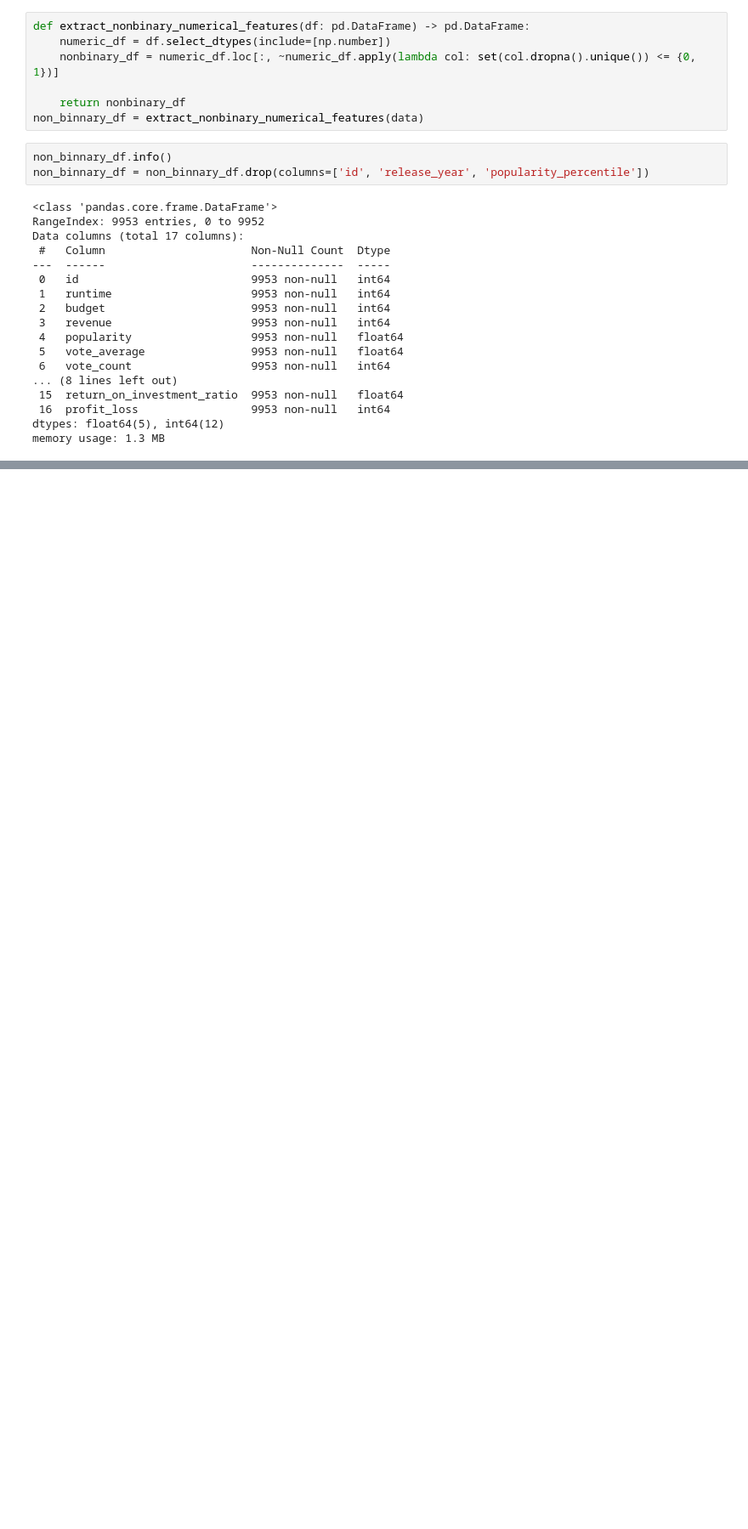
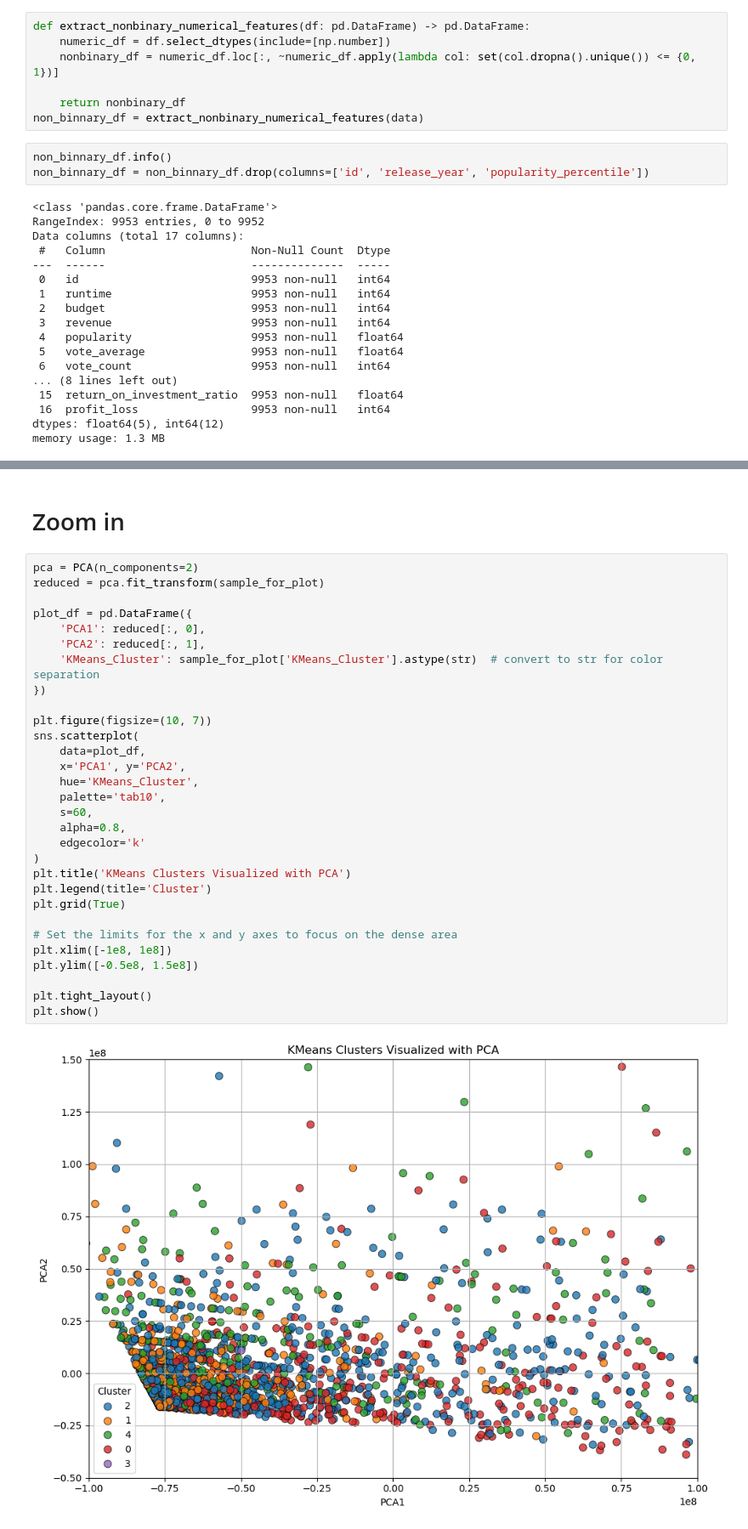
Before and after one commit to Shlezman/DS-principles-project, a Jupyter notebook: kmeans/kmeans.ipynb, the cells around one changed output, grey strips where cells are left out. Shown: that part at 85% size. Cells and saved outputs as stored; diff of their text form; blank space fills up the shorter version.

```diff
--- a/kmeans/kmeans.ipynb
+++ b/kmeans/kmeans.ipynb
@@ -219,0 +135,34 @@ plot_kmeans_clusters_3d(non_binnary_df, non_binnary_df.columns, cluster_col='KMe
+# %% [markdown]
+# Zoom in
+# %%
+pca = PCA(n_components=2)
+reduced = pca.fit_transform(sample_for_plot)
+
+plot_df = pd.DataFrame({
+    'PCA1': reduced[:, 0],
+    'PCA2': reduced[:, 1],
+    'KMeans_Cluster': sample_for_plot['KMeans_Cluster'].astype(str)  # convert to str for color separation
+})
+
+plt.figure(figsize=(10, 7))
+sns.scatterplot(
+    data=plot_df,
+    x='PCA1', y='PCA2',
+    hue='KMeans_Cluster',
+    palette='tab10',
+    s=60,
+    alpha=0.8,
+    edgecolor='k'
+)
+plt.title('KMeans Clusters Visualized with PCA')
+plt.legend(title='Cluster')
+plt.grid(True)
+
+# Set the limits for the x and y axes to focus on the dense area
+plt.xlim([-1e8, 1e8])
+plt.ylim([-0.5e8, 1.5e8])
+
+plt.tight_layout()
+plt.show()
+# %% [output]
+[figure, added]
```
Also changed, not shown: parts of 8 cells of this notebook.
